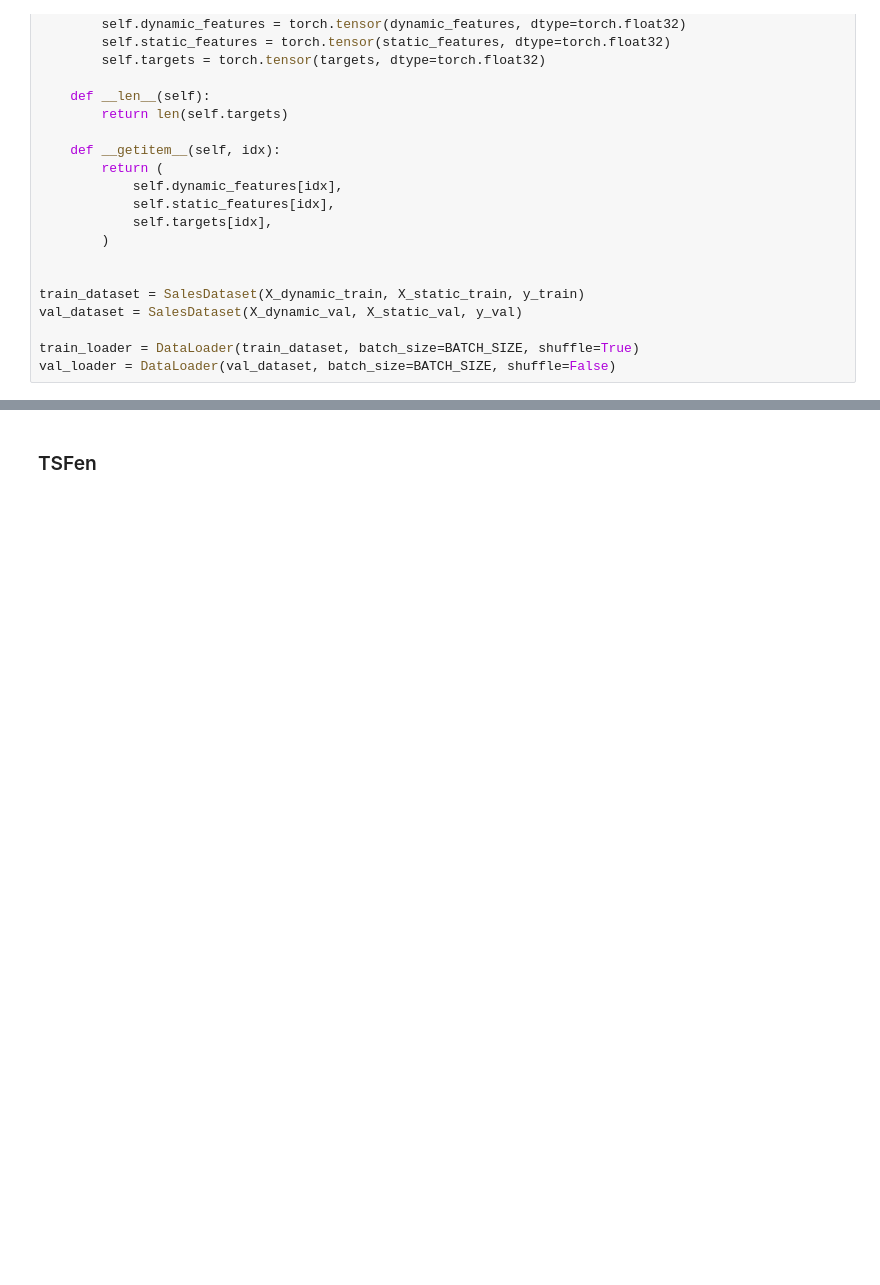
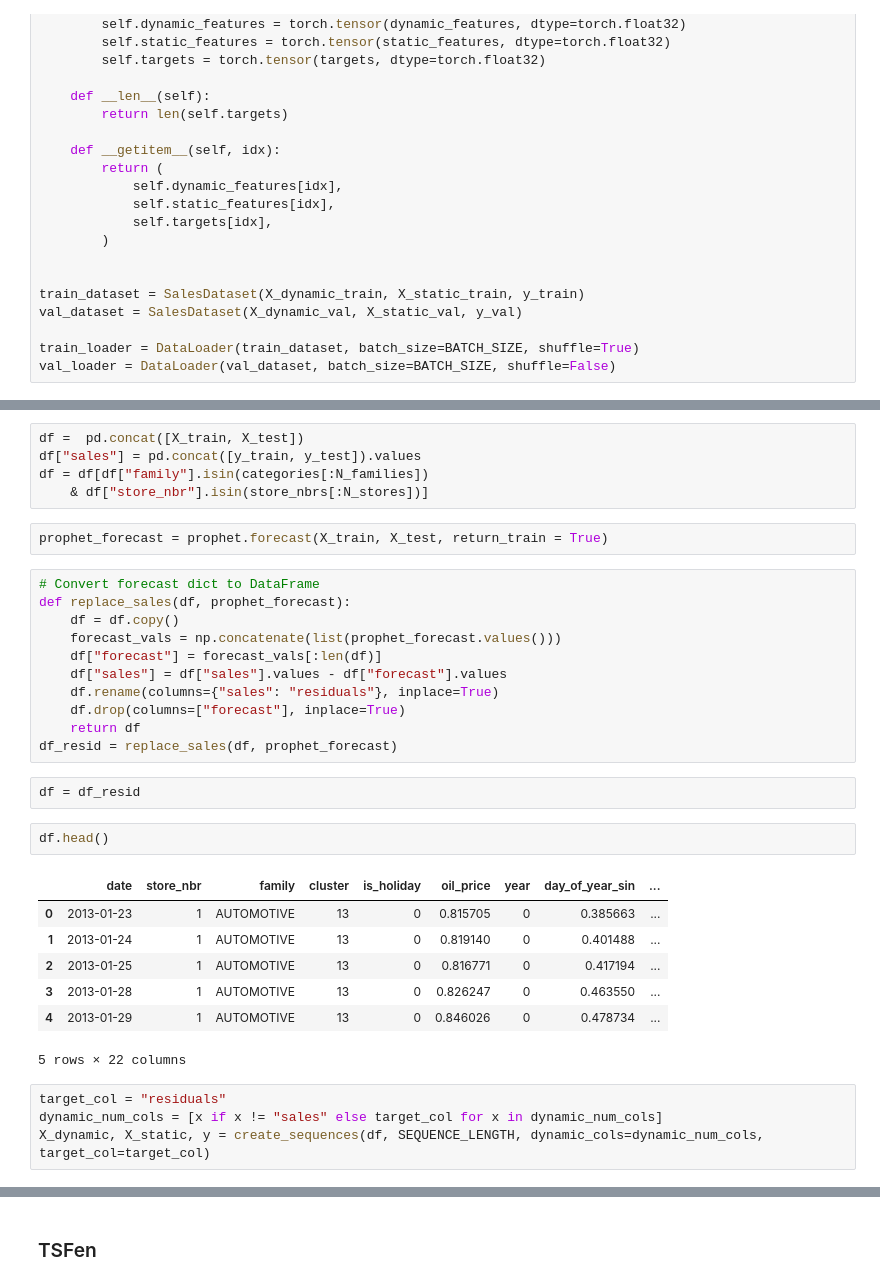
Before and after one commit to RetroMeras/ML_Timeseries, a Jupyter notebook: src/models.ipynb, the cells around one changed output, grey strips where cells are left out. Cells and saved outputs as stored; diff of their text form; blank space fills up the shorter version.

```diff
--- a/src/models.ipynb
+++ b/src/models.ipynb
@@ -782,0 +781,34 @@ IndexError: single positional indexer is out-of-bounds
+# %%
+df =  pd.concat([X_train, X_test])
+df["sales"] = pd.concat([y_train, y_test]).values
+df = df[df["family"].isin(categories[:N_families])
+    & df["store_nbr"].isin(store_nbrs[:N_stores])]
+# %%
+prophet_forecast = prophet.forecast(X_train, X_test, return_train = True)
+# %%
+# Convert forecast dict to DataFrame
+def replace_sales(df, prophet_forecast):
+    df = df.copy()
+    forecast_vals = np.concatenate(list(prophet_forecast.values()))
+    df["forecast"] = forecast_vals[:len(df)]
+    df["sales"] = df["sales"].values - df["forecast"].values
+    df.rename(columns={"sales": "residuals"}, inplace=True)
+    df.drop(columns=["forecast"], inplace=True)
+    return df
+df_resid = replace_sales(df, prophet_forecast)
+# %%
+df = df_resid
+# %%
+df.head()
+# %% [output]
+|  | date | store_nbr | family | cluster | is_holiday | oil_price | year | day_of_year_sin | ... |
+| 0 | 2013-01-23 | 1 | AUTOMOTIVE | 13 | 0 | 0.815705 | 0 | 0.385663 | ... |
+| 1 | 2013-01-24 | 1 | AUTOMOTIVE | 13 | 0 | 0.819140 | 0 | 0.401488 | ... |
+| 2 | 2013-01-25 | 1 | AUTOMOTIVE | 13 | 0 | 0.816771 | 0 | 0.417194 | ... |
+| 3 | 2013-01-28 | 1 | AUTOMOTIVE | 13 | 0 | 0.826247 | 0 | 0.463550 | ... |
+| 4 | 2013-01-29 | 1 | AUTOMOTIVE | 13 | 0 | 0.846026 | 0 | 0.478734 | ... |
+5 rows × 22 columns
+# %%
+target_col = "residuals"
+dynamic_num_cols = [x if x != "sales" else target_col for x in dynamic_num_cols]
+X_dynamic, X_static, y = create_sequences(df, SEQUENCE_LENGTH, dynamic_cols=dynamic_num_cols, target_col=target_col)
```
Also changed, not shown: parts of 42 cells of this notebook, 2 other files.
